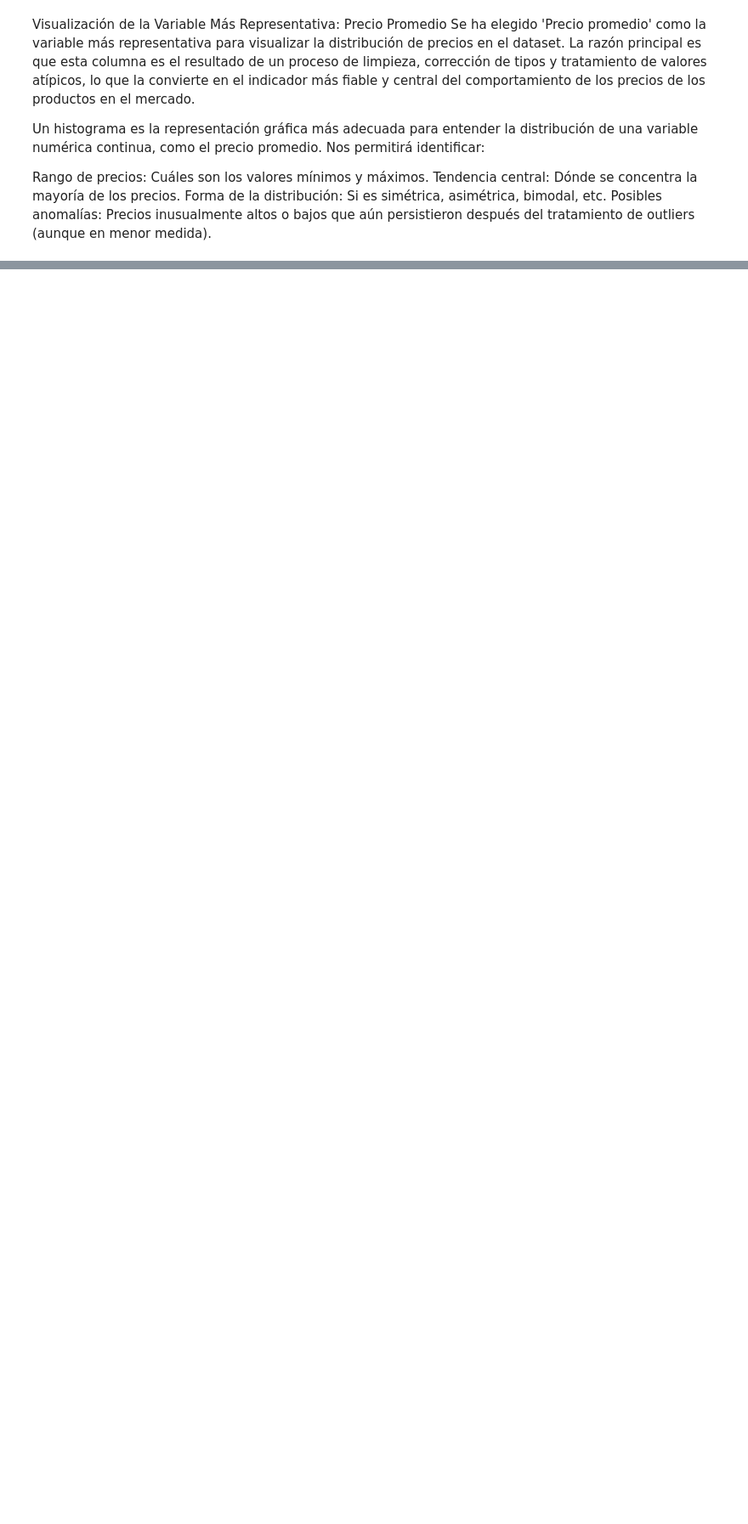
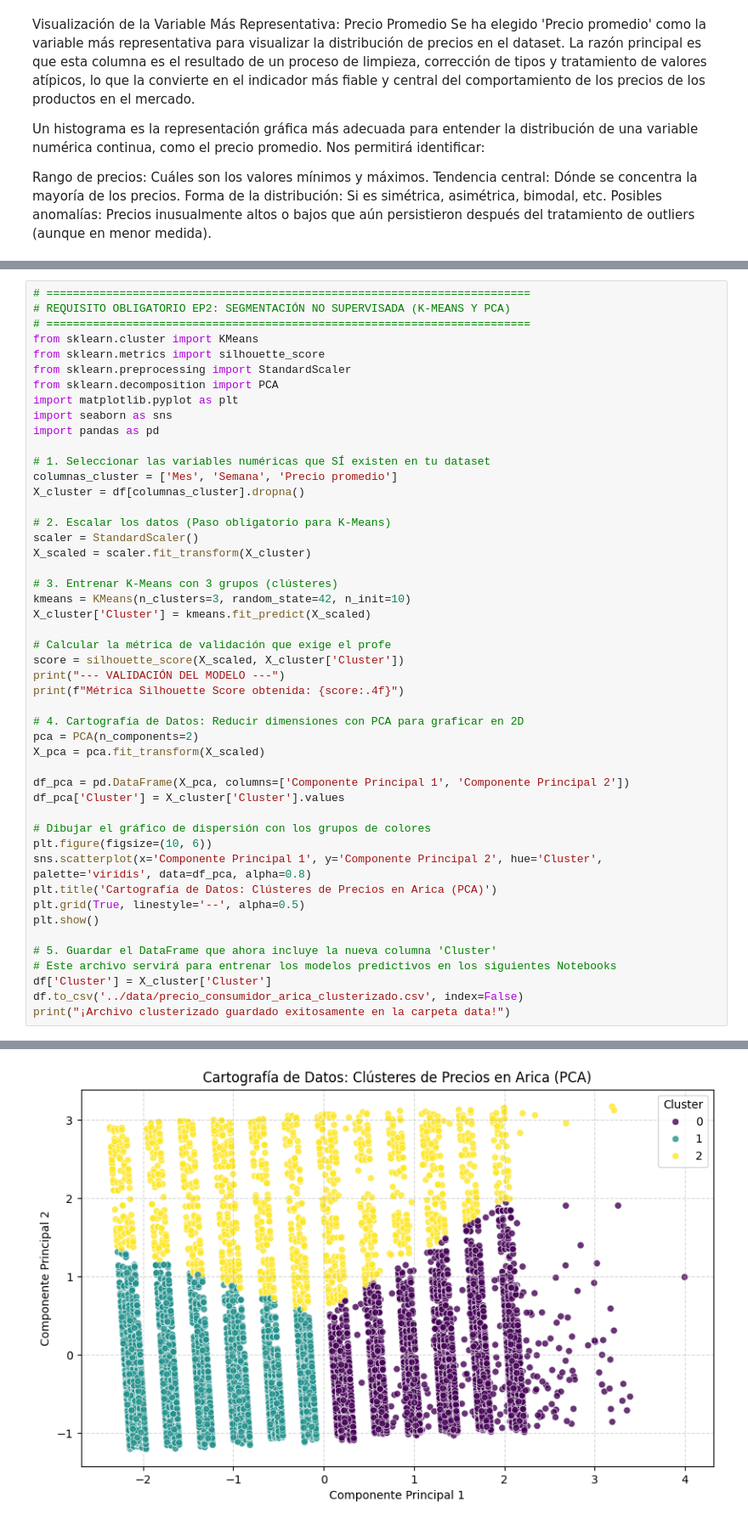
Before and after one commit to jxmartii/SCY1101_EP2_Grupo11, a Jupyter notebook: notebooks/01_exploratory_analysis.ipynb, the cells around one changed output, grey strips where cells are left out. Shown at 85% size. Saved outputs shown, nothing was run; the diff lists cells and outputs as text; blank space fills up the shorter version.

```diff
--- a/notebooks/01_exploratory_analysis.ipynb
+++ b/notebooks/01_exploratory_analysis.ipynb
@@ -327,0 +314,49 @@ El dataset corregido ha sido guardado en: SCY1101_Precios_Consumidor/data/precio
+# %%
+# =========================================================================
+# REQUISITO OBLIGATORIO EP2: SEGMENTACIÓN NO SUPERVISADA (K-MEANS Y PCA)
+# =========================================================================
+from sklearn.cluster import KMeans
+from sklearn.metrics import silhouette_score
+from sklearn.preprocessing import StandardScaler
+from sklearn.decomposition import PCA
+import matplotlib.pyplot as plt
+import seaborn as sns
+import pandas as pd
+
+# 1. Seleccionar las variables numéricas que SÍ existen en tu dataset
+columnas_cluster = ['Mes', 'Semana', 'Precio promedio']
+X_cluster = df[columnas_cluster].dropna()
+
+# 2. Escalar los datos (Paso obligatorio para K-Means)
+scaler = StandardScaler()
+X_scaled = scaler.fit_transform(X_cluster)
+
+# 3. Entrenar K-Means con 3 grupos (clústeres)
+kmeans = KMeans(n_clusters=3, random_state=42, n_init=10)
+X_cluster['Cluster'] = kmeans.fit_predict(X_scaled)
+
+# Calcular la métrica de validación que exige el profe
+score = silhouette_score(X_scaled, X_cluster['Cluster'])
+print("--- VALIDACIÓN DEL MODELO ---")
+print(f"Métrica Silhouette Score obtenida: {score:.4f}")
+
+# 4. Cartografía de Datos: Reducir dimensiones con PCA para graficar en 2D
+pca = PCA(n_components=2)
+X_pca = pca.fit_transform(X_scaled)
+
+df_pca = pd.DataFrame(X_pca, columns=['Componente Principal 1', 'Componente Principal 2'])
+df_pca['Cluster'] = X_cluster['Cluster'].values
+
+# Dibujar el gráfico de dispersión con los grupos de colores
+plt.figure(figsize=(10, 6))
+sns.scatterplot(x='Componente Principal 1', y='Componente Principal 2', hue='Cluster', palette='viridis', data=df_pca, alpha=0.8)
+plt.title('Cartografía de Datos: Clústeres de Precios en Arica (PCA)')
+plt.grid(True, linestyle='--', alpha=0.5)
+plt.show()
+
+# 5. Guardar el DataFrame que ahora incluye la nueva columna 'Cluster'
+# Este archivo servirá para entrenar los modelos predictivos en los siguientes Notebooks
+df['Cluster'] = X_cluster['Cluster']
+df.to_csv('../data/precio_consumidor_arica_clusterizado.csv', index=False)
+print("¡Archivo clusterizado guardado exitosamente en la carpeta data!")
+# %% [output]
@@ -327,0 +365 @@ El dataset corregido ha sido guardado en: SCY1101_Precios_Consumidor/data/precio
+[figure, added]
```
Also changed, not shown: parts of 2 cells of this notebook.
